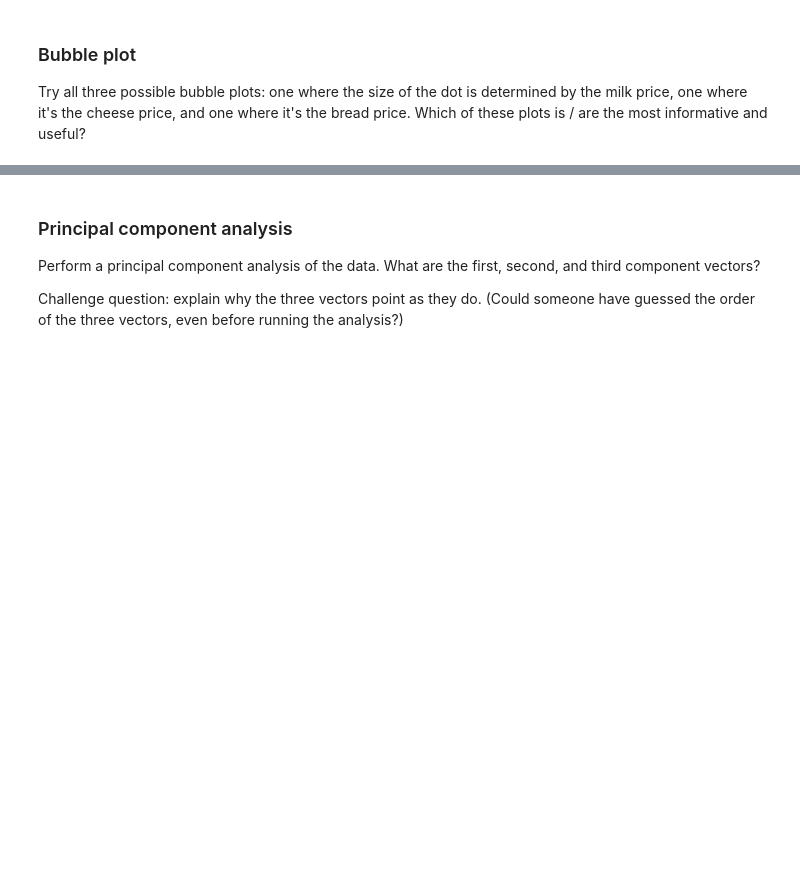
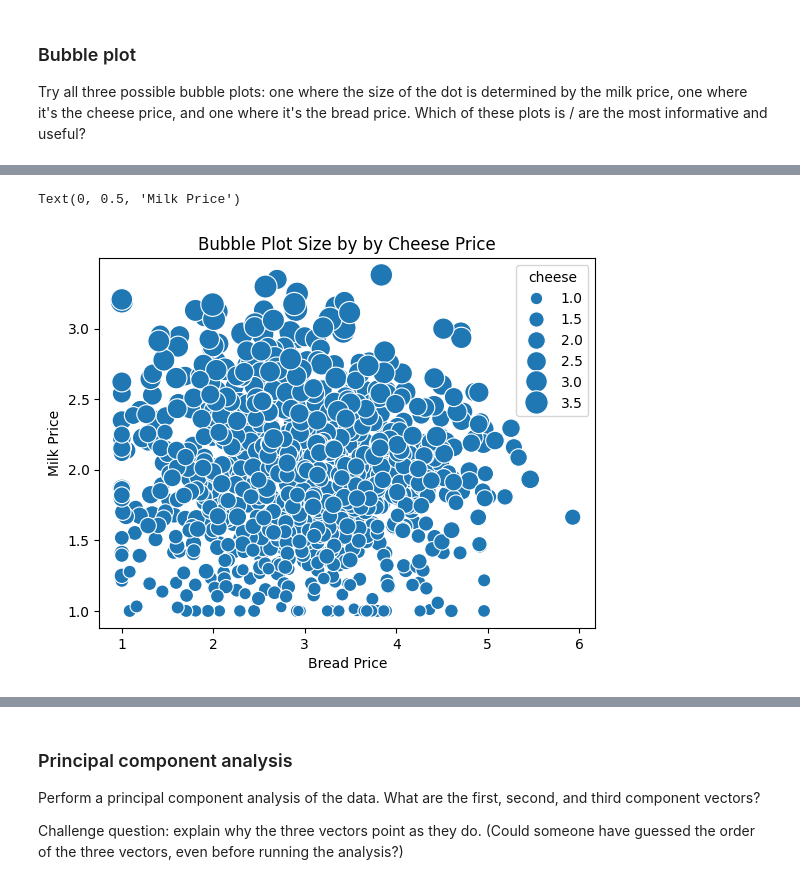
Before and after one commit to JonG-2025/Module-B-semester-2, a Jupyter notebook: Week8.ipynb, the cells around one changed output, grey strips where cells are left out. Cells and saved outputs as stored; diff of their text form; code cells hidden in the pictures; blank space fills up the shorter version.

```diff
--- a/Week8.ipynb
+++ b/Week8.ipynb
@@ -236,0 +299,11 @@ Try all three possible bubble plots: one where the size of the dot is determined
+# %%
+mincheese = df3["cheese"].min()
+maxcheese = df3["cheese"].max()
+maxbubble = 300
+ax = sns.scatterplot(data = df3, x = "bread", y = "milk", size = "cheese", sizes = (mincheese / maxcheese * maxbubble, maxbubble))
+ax.set_title("Bubble Plot Size by by Cheese Price")
+ax.set_xlabel("Bread Price")
+ax.set_ylabel("Milk Price")
+# %% [output]
+Text(0, 0.5, 'Milk Price')
+[figure, added]
```
Also changed, not shown: parts of 19 cells of this notebook.
